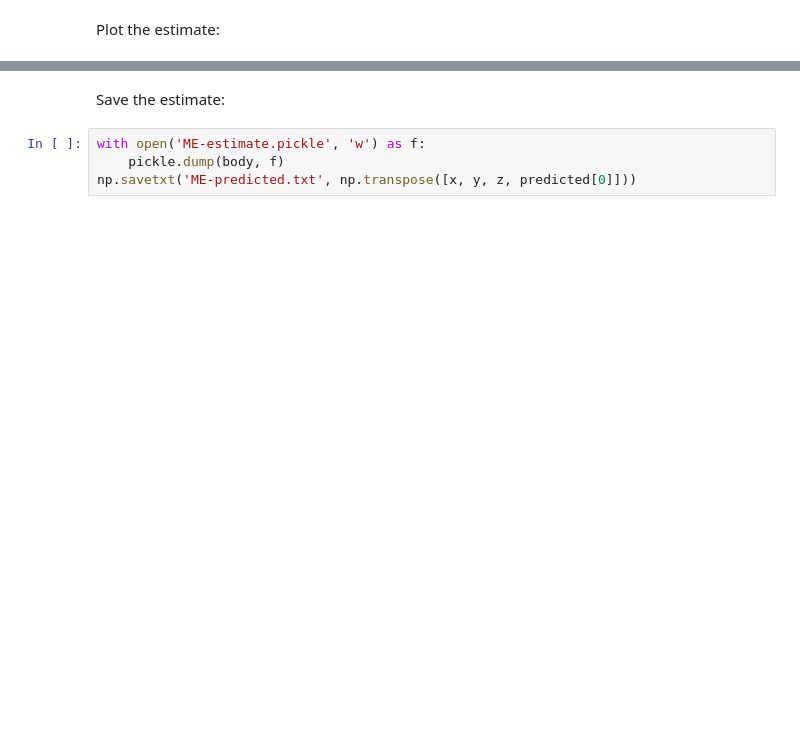
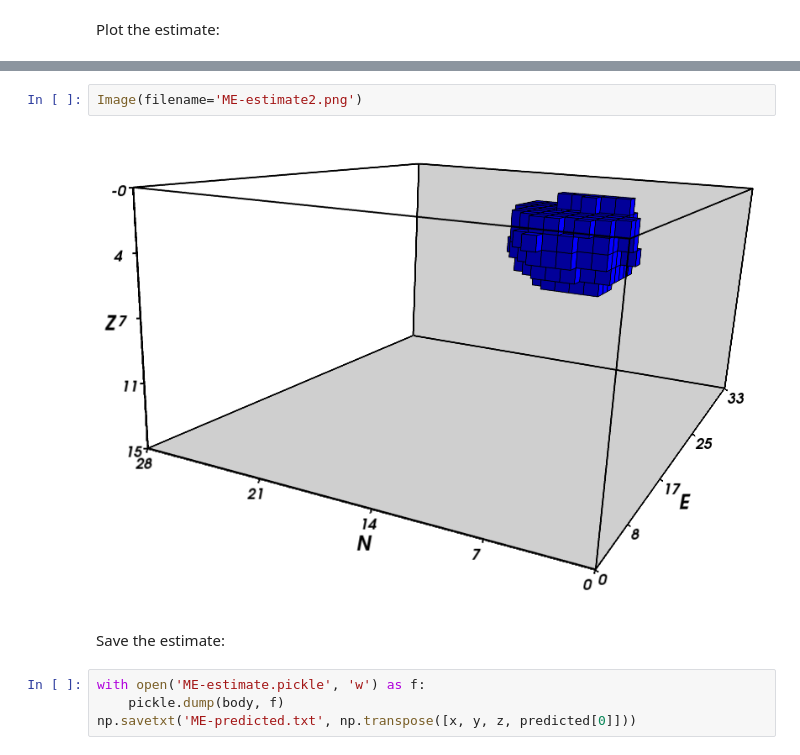
Before and after one commit to leouieda/agu-cancun2013, a Jupyter notebook: notebooks/ME-inversion.ipynb, the cells around one changed output, grey strips where cells are left out. Cells and saved outputs as stored; diff of their text form; blank space fills up the shorter version.

```diff
--- a/notebooks/ME-inversion.ipynb
+++ b/notebooks/ME-inversion.ipynb
@@ -227,6 +254,10 @@ myv.show()
 Image(filename='ME-estimate.png')
 # %% [output]
 [figure]
+# %%
+Image(filename='ME-estimate2.png')
+# %% [output]
+[figure, added]
 # %% [markdown]
 Save the estimate:
 # %%
```
Also changed, not shown: parts of 8 cells of this notebook.
